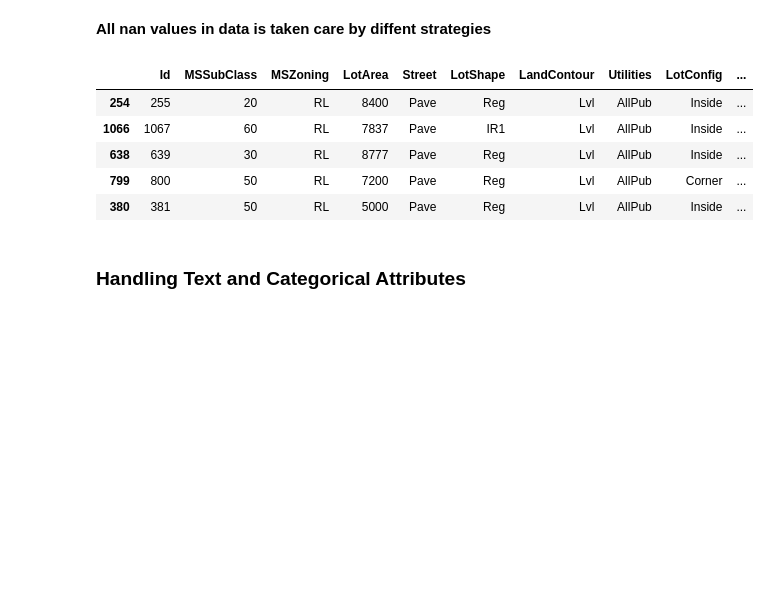
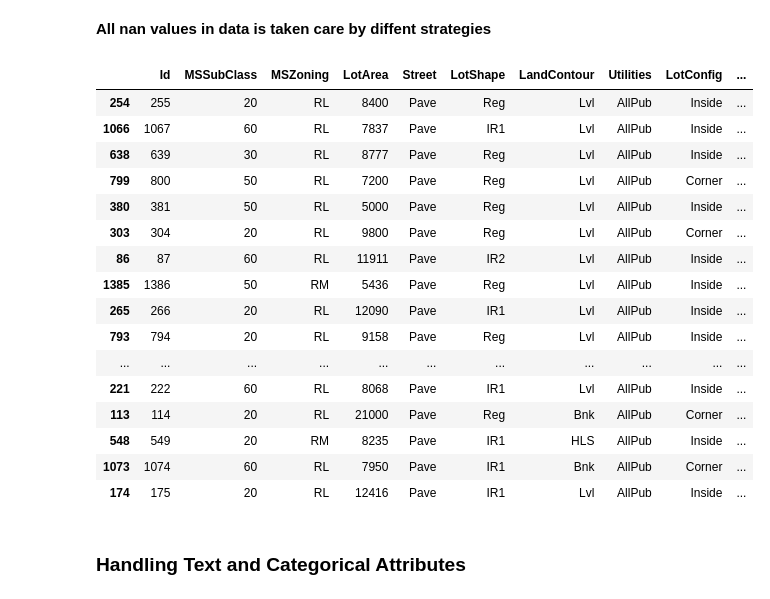
Before and after one commit to SamyaMaiti2012/datascience, a Jupyter notebook: regression/multiRegression/housing_price_estimate-Multiple_Regression_techniques.ipynb, the cells around one changed output. Saved outputs shown, nothing was run; the diff lists cells and outputs as text; code cells hidden in the pictures; blank space fills up the shorter version.

```diff
--- a/regression/multiRegression/housing_price_estimate-Multiple_Regression_techniques.ipynb
+++ b/regression/multiRegression/housing_price_estimate-Multiple_Regression_techniques.ipynb
@@ -469,14 +479,25 @@ train_set_imputed_freq.sort_values(by=['nan_frequency'], ascending=False)
 __All nan values in data is taken care by diffent strategies__
 # %%
 #Imputed training set
-train_set_imputed.head()
+train_set_imputed.head(20)
 # %% [output]
 |  | Id | MSSubClass | MSZoning | LotArea | Street | LotShape | LandContour | Utilities | LotConfig | ... |
 | 254 | 255 | 20 | RL | 8400 | Pave | Reg | Lvl | AllPub | Inside | ... |
 | 1066 | 1067 | 60 | RL | 7837 | Pave | IR1 | Lvl | AllPub | Inside | ... |
 | 638 | 639 | 30 | RL | 8777 | Pave | Reg | Lvl | AllPub | Inside | ... |
 | 799 | 800 | 50 | RL | 7200 | Pave | Reg | Lvl | AllPub | Corner | ... |
 | 380 | 381 | 50 | RL | 5000 | Pave | Reg | Lvl | AllPub | Inside | ... |
+| 303 | 304 | 20 | RL | 9800 | Pave | Reg | Lvl | AllPub | Corner | ... |
+| 86 | 87 | 60 | RL | 11911 | Pave | IR2 | Lvl | AllPub | Inside | ... |
+| 1385 | 1386 | 50 | RM | 5436 | Pave | Reg | Lvl | AllPub | Inside | ... |
+| 265 | 266 | 20 | RL | 12090 | Pave | IR1 | Lvl | AllPub | Inside | ... |
+| 793 | 794 | 20 | RL | 9158 | Pave | Reg | Lvl | AllPub | Inside | ... |
+| ... | ... | ... | ... | ... | ... | ... | ... | ... | ... | ... |
+| 221 | 222 | 60 | RL | 8068 | Pave | IR1 | Lvl | AllPub | Inside | ... |
+| 113 | 114 | 20 | RL | 21000 | Pave | Reg | Bnk | AllPub | Corner | ... |
+| 548 | 549 | 20 | RM | 8235 | Pave | IR1 | HLS | AllPub | Inside | ... |
+| 1073 | 1074 | 60 | RL | 7950 | Pave | IR1 | Bnk | AllPub | Corner | ... |
+| 174 | 175 | 20 | RL | 12416 | Pave | IR1 | Lvl | AllPub | Inside | ... |
 # %% [markdown]
 ### Handling Text and Categorical Attributes
 # %% [markdown]
```
Also changed, not shown: parts of 21 cells of this notebook.
